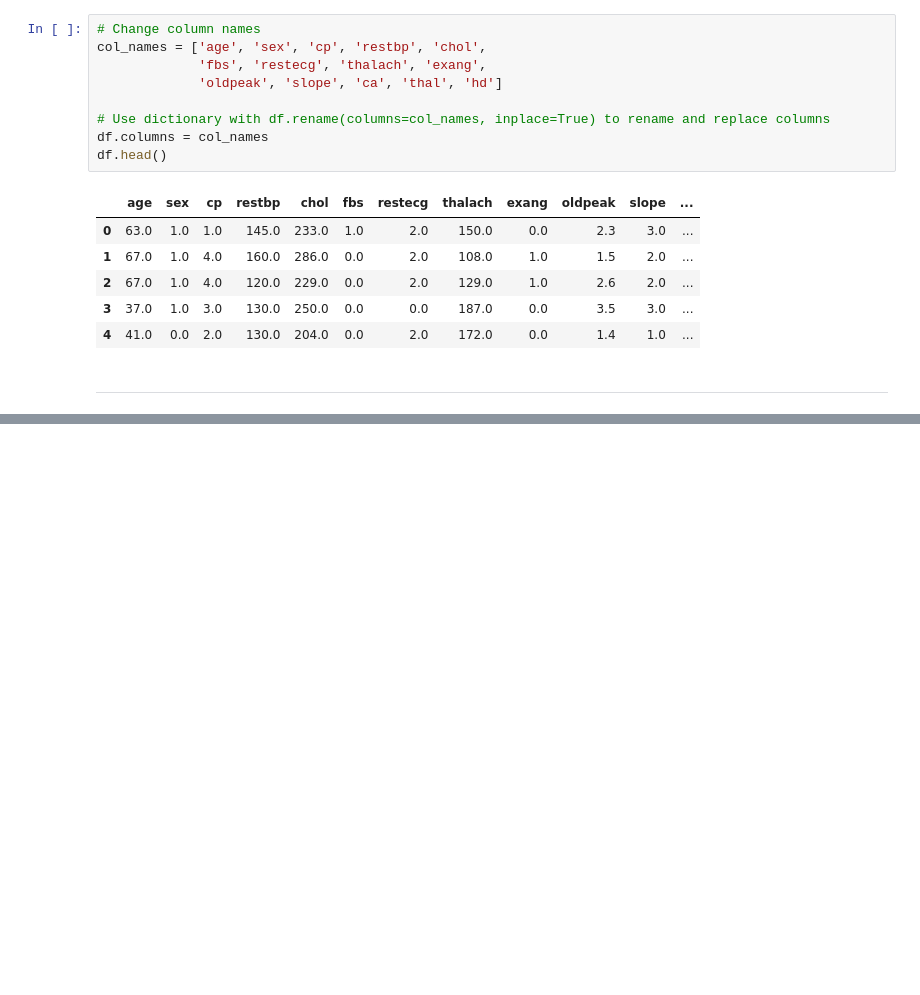
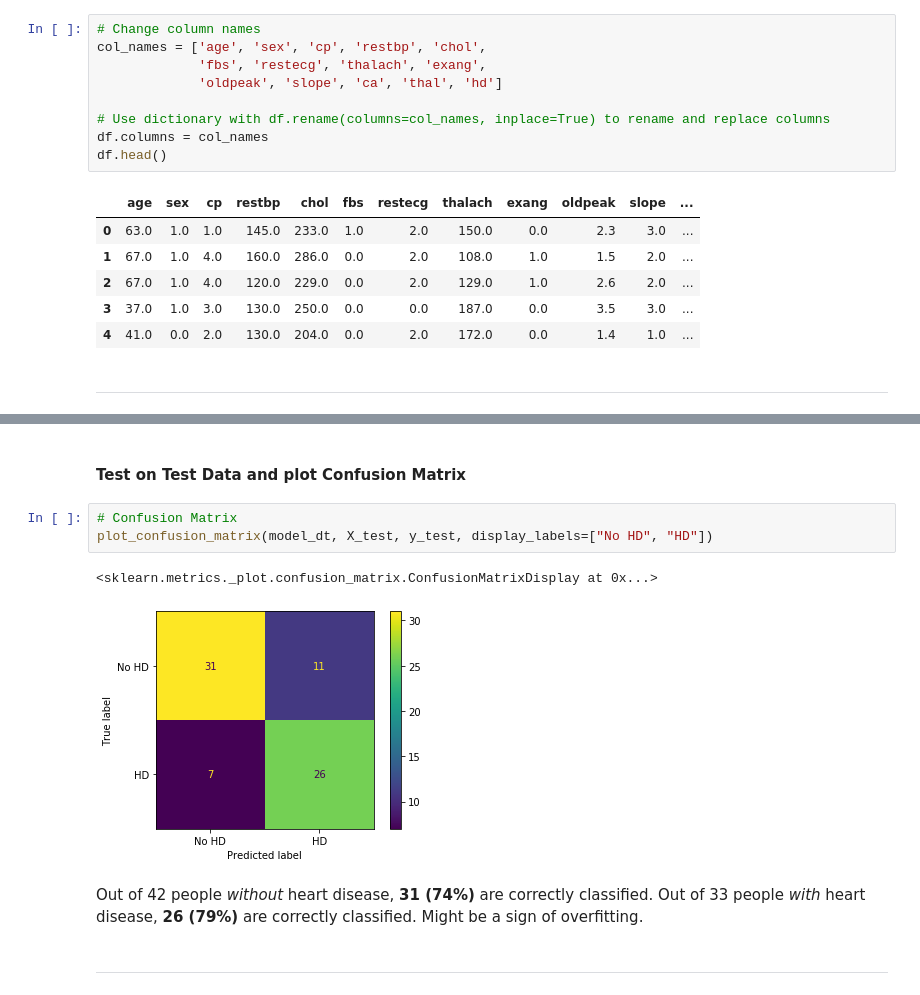
Before and after one commit to romabash/Python-notebooks-collection, a Jupyter notebook: ML Statistics/3.2_Decision-Trees.ipynb, the cells around one changed output, grey strips where cells are left out. Cells and saved outputs as stored; diff of their text form; blank space fills up the shorter version.

```diff
--- a/ML Statistics/3.2_Decision-Trees.ipynb
+++ b/ML Statistics/3.2_Decision-Trees.ipynb
@@ -66,0 +282,12 @@ df.head()
+# %% [markdown]
+#### Test on Test Data and plot Confusion Matrix
+# %%
+# Confusion Matrix
+plot_confusion_matrix(model_dt, X_test, y_test, display_labels=["No HD", "HD"])
+# %% [output]
+<sklearn.metrics._plot.confusion_matrix.ConfusionMatrixDisplay at 0x...>
+[figure, added]
+# %% [markdown]
+Out of 42 people *without* heart disease, **31 (74%)** are correctly classified.  Out of 33 people *with* heart disease, **26 (79%)** are correctly classified.  Might be a sign of overfitting.
+# %% [markdown]
+---
```
Also changed, not shown: parts of 39 cells of this notebook.
